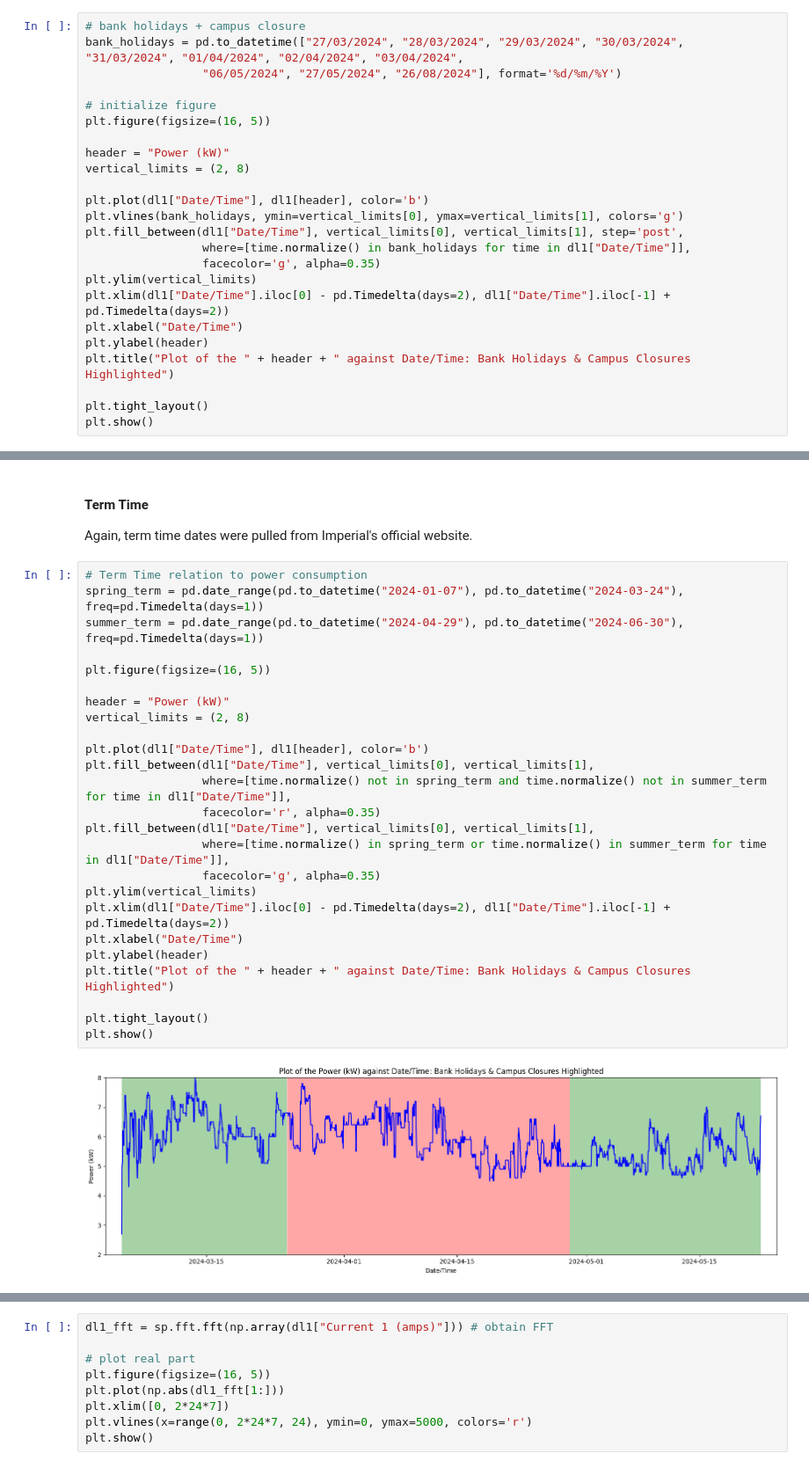
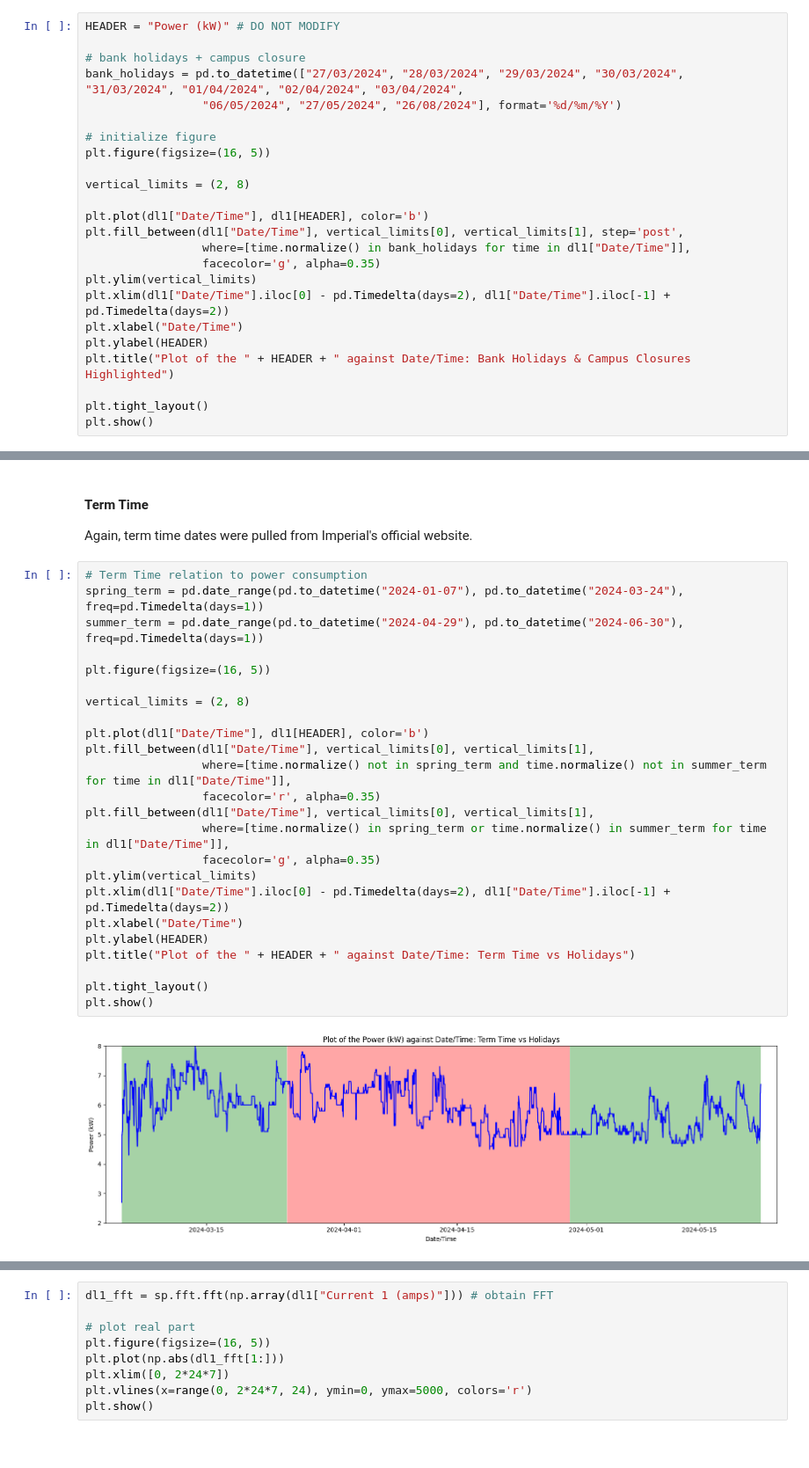
Before and after one commit to ogahector/power_analysis_eeedept, a Jupyter notebook: src/main.ipynb, the cells around one changed output, grey strips where cells are left out. Shown at 88% size. Drawn from its saved outputs; the diff is of its cells as text.

```diff
--- a/src/main.ipynb
+++ b/src/main.ipynb
@@ -107,6 +109,8 @@ During these times, there were bank holidays, campus closure times, as well as a
 #### Bank Holidays & Campus Closure
 The dates were pulled manually from the official imperial website.
 # %%
+HEADER = "Power (kW)" # DO NOT MODIFY
+
 # bank holidays + campus closure
 bank_holidays = pd.to_datetime(["27/03/2024", "28/03/2024", "29/03/2024", "30/03/2024", "31/03/2024", "01/04/2024", "02/04/2024", "03/04/2024",
                  "06/05/2024", "27/05/2024", "26/08/2024"], format='%d/%m/%Y')
@@ -114,19 +118,17 @@ bank_holidays = pd.to_datetime(["27/03/2024", "28/03/2024", "29/03/2024", "30/03
 # initialize figure
 plt.figure(figsize=(16, 5))
 
-header = "Power (kW)"
 vertical_limits = (2, 8)
 
-plt.plot(dl1["Date/Time"], dl1[header], color='b')
-plt.vlines(bank_holidays, ymin=vertical_limits[0], ymax=vertical_limits[1], colors='g')
+plt.plot(dl1["Date/Time"], dl1[HEADER], color='b')
 plt.fill_between(dl1["Date/Time"], vertical_limits[0], vertical_limits[1], step='post',
                  where=[time.normalize() in bank_holidays for time in dl1["Date/Time"]],
                  facecolor='g', alpha=0.35)
 plt.ylim(vertical_limits)
 plt.xlim(dl1["Date/Time"].iloc[0] - pd.Timedelta(days=2), dl1["Date/Time"].iloc[-1] + pd.Timedelta(days=2))
 plt.xlabel("Date/Time")
-plt.ylabel(header)
-plt.title("Plot of the " + header + " against Date/Time: Bank Holidays & Campus Closures Highlighted")
+plt.ylabel(HEADER)
+plt.title("Plot of the " + HEADER + " against Date/Time: Bank Holidays & Campus Closures Highlighted")
 
 plt.tight_layout()
 plt.show()
@@ -206,30 +207,29 @@ Again, term time dates were pulled from Imperial's official website.
 # %%
 # Term Time relation to power consumption
 spring_term = pd.date_range(pd.to_datetime("2024-01-07"), pd.to_datetime("2024-03-24"), freq=pd.Timedelta(days=1))
 summer_term = pd.date_range(pd.to_datetime("2024-04-29"), pd.to_datetime("2024-06-30"), freq=pd.Timedelta(days=1))
 
 plt.figure(figsize=(16, 5))
 
-header = "Power (kW)"
 vertical_limits = (2, 8)
 
-plt.plot(dl1["Date/Time"], dl1[header], color='b')
+plt.plot(dl1["Date/Time"], dl1[HEADER], color='b')
 plt.fill_between(dl1["Date/Time"], vertical_limits[0], vertical_limits[1],
                  where=[time.normalize() not in spring_term and time.normalize() not in summer_term for time in dl1["Date/Time"]],
                  facecolor='r', alpha=0.35)
 plt.fill_between(dl1["Date/Time"], vertical_limits[0], vertical_limits[1],
                  where=[time.normalize() in spring_term or time.normalize() in summer_term for time in dl1["Date/Time"]],
                  facecolor='g', alpha=0.35)
 plt.ylim(vertical_limits)
 plt.xlim(dl1["Date/Time"].iloc[0] - pd.Timedelta(days=2), dl1["Date/Time"].iloc[-1] + pd.Timedelta(days=2))
 plt.xlabel("Date/Time")
-plt.ylabel(header)
-plt.title("Plot of the " + header + " against Date/Time: Bank Holidays & Campus Closures Highlighted")
+plt.ylabel(HEADER)
+plt.title("Plot of the " + HEADER + " against Date/Time: Term Time vs Holidays")
 
 plt.tight_layout()
 plt.show()
 # %% [output]
-[figure, old version]
+[figure, new version]
 # %% [markdown]
 ### Weather Correlation
 Weather data was pulled from
```
Also changed, not shown: parts of 14 cells of this notebook, 1 other file.
